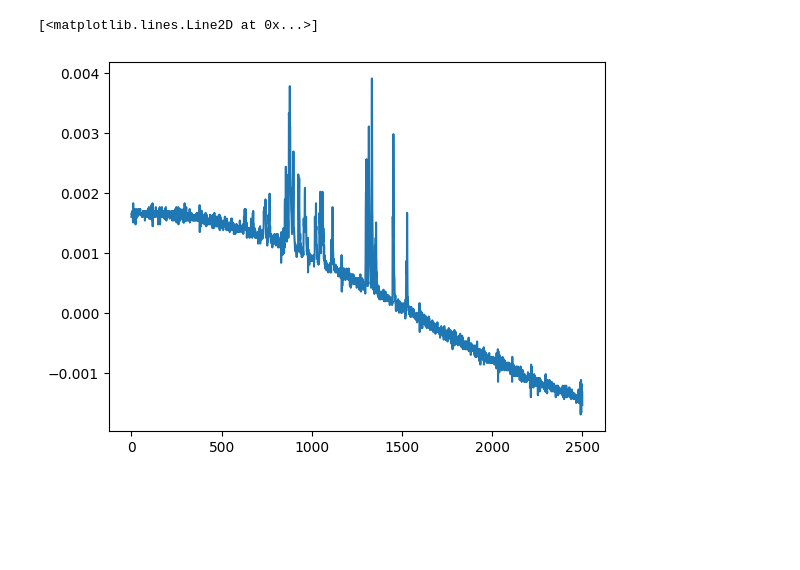
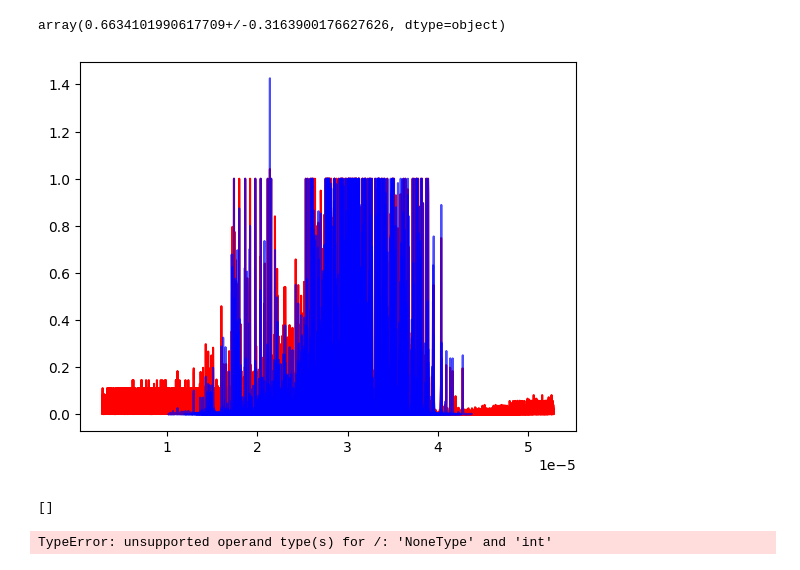
Before and after one commit to julianszere/labo67, a Jupyter notebook: potencia.ipynb, the cells around one changed output. Drawn from its saved outputs; the diff is of its cells as text; code cells hidden in the pictures; blank space fills up the shorter version.

```diff
--- a/potencia.ipynb
+++ b/potencia.ipynb
@@ -119,9 +99,39 @@ SeñalProm('28-05/vidrio/12.0')
-# %%
-folder = '28-05/vidrio/12.0'
-files = glob.glob(os.path.join(c.ROOT, folder, '*.csv'))
-señalesReff = [SeñalReff(file) for file in files if 'reff' in os.path.basename(file)]
-señales_I = [Señal(file).I for file in files if 'reff' not in os.path.basename(file)]
-plt.plot(np.mean(señales_I, axis=0))
-# %% [output]
-[<matplotlib.lines.Line2D at 0x...>]
-[figure, removed]
+# %%
+Signals('11-06/tratamiento-e3').P_avg
+# %% [output]
+array(0.6634101990617709+/-0.3163900176627626, dtype=object)
+# %%
+import matplotlib.pyplot as plt
+import constants as c
+
+
+i=0
+#sr = SignalReff(f'18-06/tratamiento-e4-vidrio/reff-e4-vidrio 2024-06-18 15h 38m 05s.csv')
+for file in os.listdir(f'{c.ROOT}/11-06/tratamiento-e3/'):
+        if file.endswith('.csv') and 'reff' not in file:
+            sh = SignalHandler(f'11-06/tratamiento-e3/{os.path.basename(file)}')
+            sz = SignalZoom(f'11-06/tratamiento-e3/{os.path.basename(file)}',1)
+
+            plt.plot(sh.tI, (sh.I/np.max(sh.I))**2, 'red', alpha=1, zorder=1)
+            plt.plot(sz.t, (sz.I/np.max(sz.I))**2, 'blue', alpha=0.7, zorder=2)
+            i+=1
+# %% [output]
+[figure, added]
+# %%
+file = 'tratamiento-e3 2024-06-11 17h 39m 27s.csv'
+sh = SignalHandler(f'11-06/tratamiento-e3/{file}')
+sz = SignalZoom(f'11-06/tratamiento-e3/{file}',1)
+
+dt = 50
+indices, _ = find_peaks((sh.I/np.max(sh.I))**2, height=0.15)
+print(indices)
+#i, f = indices[0] - dt, indices[-1] + dt
+#t_filter, y = np.linspace([self.tI[i], np.mean(self.I[i-dt:i])], [self.tI[f], np.mean(self.I[f:f+dt])], f-i).T
+#I_filter = self.I[i:f] - y
+#V_filter = self.V[i:f]
+print(np.max(sh.I))
+plt.plot(sh.tI, (sh.I/np.max(sh.I))**2, 'red')
+plt.plot(sz.t, (sz.I/np.max(sh.I))**2, 'blue')
+# %% [output]
+[]
+TypeError: unsupported operand type(s) for /: 'NoneType' and 'int'
```
Also changed, not shown: parts of 2 cells of this notebook, 8 other files.
